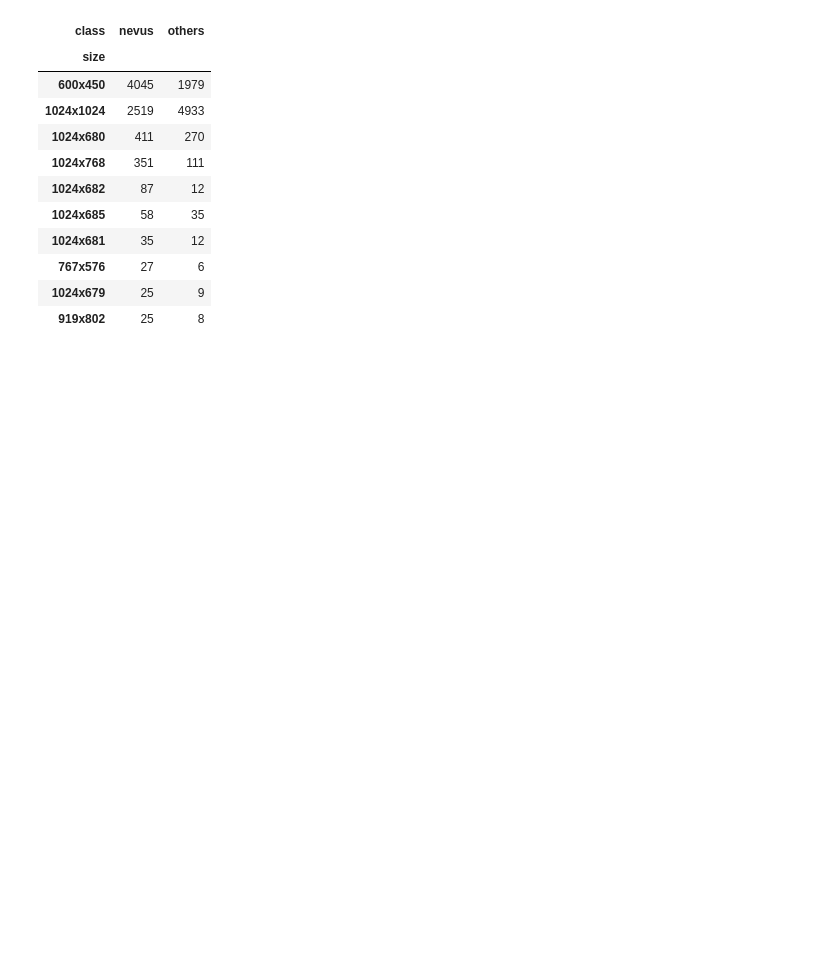
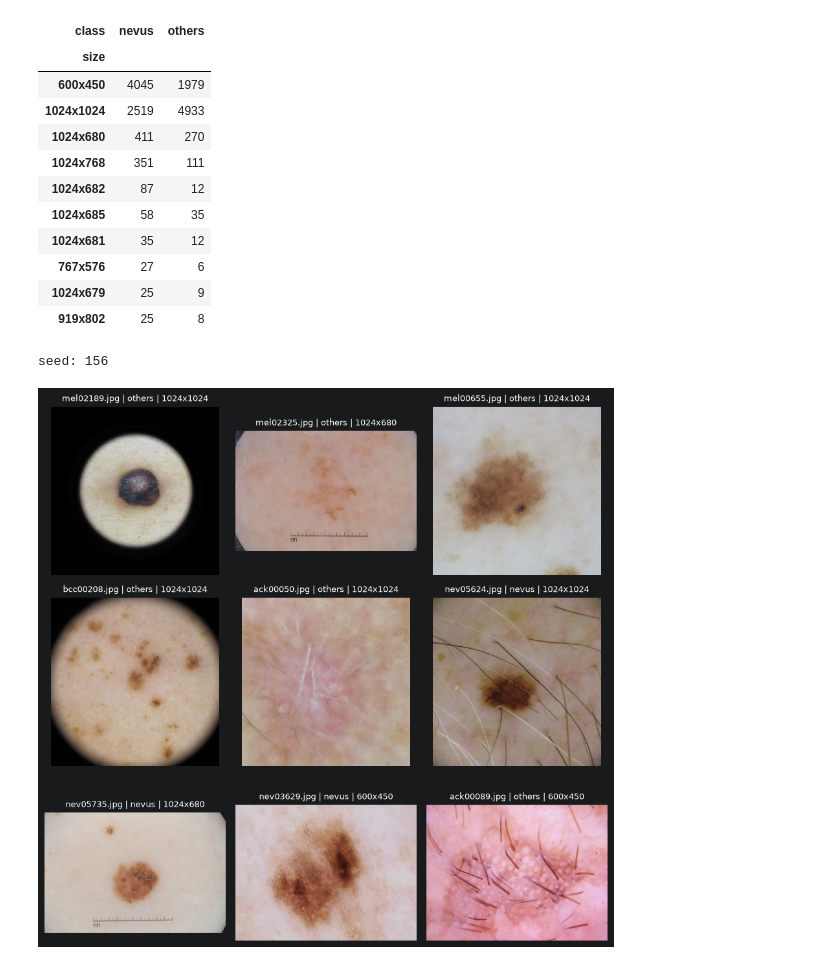
Before and after one commit to WillyWill20/Project-1-CAD, a Jupyter notebook: notebooks/data-analysis.ipynb, the cells around one changed output. Cells and saved outputs as stored; diff of their text form; code cells hidden in the pictures; blank space fills up the shorter version.

```diff
--- a/notebooks/data-analysis.ipynb
+++ b/notebooks/data-analysis.ipynb
@@ -74,3 +76,19 @@ pd.crosstab(meta_data["size"], meta_data["class"]).sort_values("nevus", ascendin
 | 767x576 | 27 | 6 |
 | 1024x679 | 25 | 9 |
 | 919x802 | 25 | 8 |
+# %%
+seed = np.random.randint(0, 1000)
+print("seed:", seed)
+
+sample = meta_data.sample(9, random_state=seed)
+
+images, titles = [], []
+for _, row in sample.iterrows():
+    img = Image.open(BINARY_TRAIN_DIR / row["class"] / row["filename"])
+    images.append(np.array(img))
+    titles.append(f'{row["filename"]} | {row["class"]} | {row["width"]}x{row["height"]}')
+
+show_grid(images, titles)
+# %% [output]
+seed: 156
+[figure, added]
```
Also changed, not shown: parts of 2 cells of this notebook, 6 other files.
